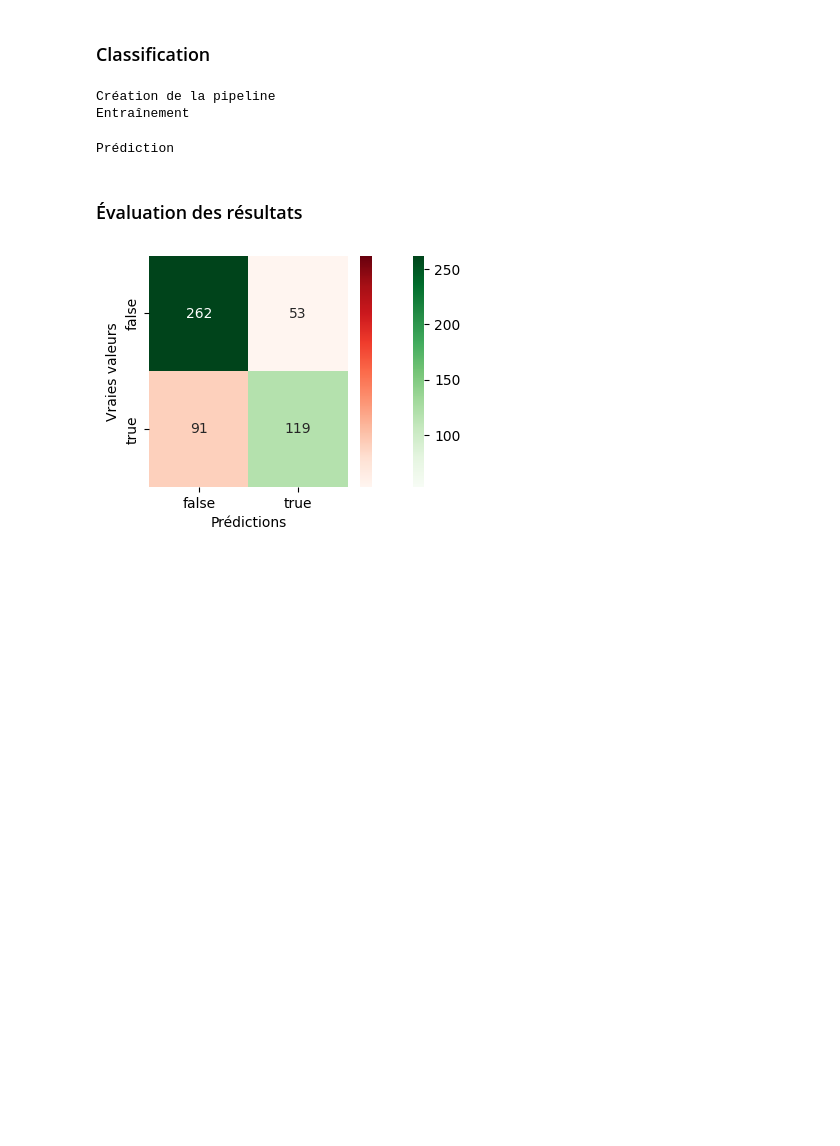
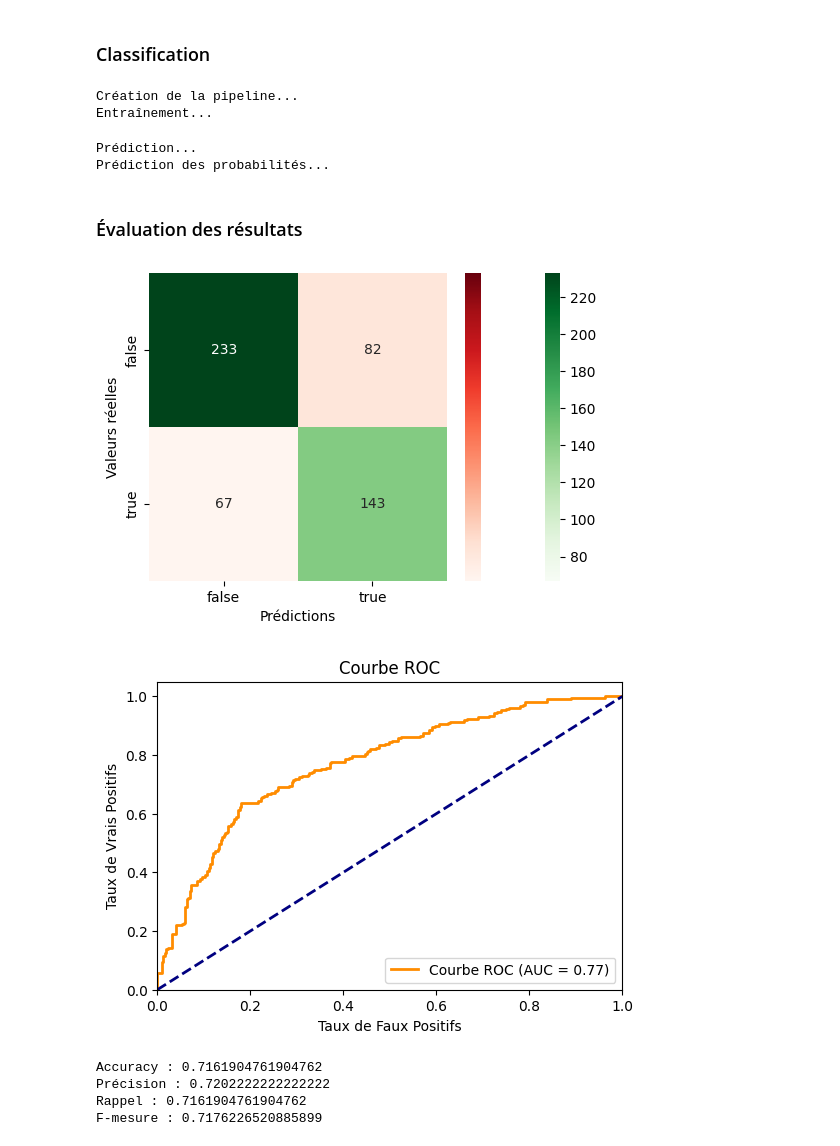
Before and after one commit to ClairDeLuna01/Projet-IA, a Jupyter notebook: classification.ipynb, the cells around one changed output. Saved outputs shown, nothing was run; the diff lists cells and outputs as text; code cells hidden in the pictures; blank space fills up the shorter version.

```diff
--- a/classification.ipynb
+++ b/classification.ipynb
@@ -60,7 +72,7 @@ from sklearn.naive_bayes import MultinomialNB
 from sklearn.svm import SVC
 from sklearn.pipeline import Pipeline
 
-print("Création de la pipeline")
+print("Création de la pipeline...")
 
 pipeline = Pipeline([
     ('bow', CountVectorizer(tokenizer=tokenizeData)),
@@ -68,43 +80,79 @@ pipeline = Pipeline([
     ('classifier', MultinomialNB())
 ])
 
-xTrainData = filteredTrainData['text']
+xTrainData = filteredTrainData.apply(concatenateTitleAndText, axis=1)
 yTrainData = filteredTrainData['our rating']
 
-xTestData = filteredTestData['text']
+xTestData = filteredTestData.apply(concatenateTitleAndText, axis=1)
+yTestData = filteredTestData['our rating']
 
-print("Entraînement")
+print("Entraînement...")
 
 pipeline.fit(xTrainData.values, yTrainData)
 
-print("Prédiction")
+print("Prédiction...")
 
 predicted = pipeline.predict(xTestData.values)
+
+print("Prédiction des probabilités...")
+
+predictedProbas = pipeline.predict_proba(xTestData.values)
 # %% [output]
-Création de la pipeline
-Entraînement
+Création de la pipeline...
+Entraînement...
-Prédiction
+Prédiction...
+Prédiction des probabilités...
 # %% [markdown]
 ### Évaluation des résultats
 # %%
-from sklearn.metrics import confusion_matrix
+from sklearn.metrics import confusion_matrix, roc_curve, auc, accuracy_score, precision_score, recall_score, f1_score
+from sklearn.preprocessing import LabelEncoder
 
 testLabels = filteredTestData['our rating']
 
 confusionMatrix = confusion_matrix(testLabels, predicted)
 
 vmin = np.min(confusionMatrix)
 vmax = np.max(confusionMatrix)
 
 diagonal = np.eye(*confusionMatrix.shape, dtype=bool)
 
 learningClasses = pipeline.classes_
 
-plt.figure(figsize=(4, 3))
+plt.figure(figsize=(6, 4))
 sns.heatmap(confusionMatrix, annot=True, fmt="d", mask=~diagonal, cmap='Greens', vmin=vmin, vmax=vmax, xticklabels=learningClasses, yticklabels=learningClasses)
 sns.heatmap(confusionMatrix, annot=True, fmt="d", mask=diagonal, cmap='Reds', vmin=vmin, vmax=vmax, xticklabels=learningClasses, yticklabels=learningClasses, cbar_kws=dict(ticks=[]))
 plt.xlabel('Prédictions')
-plt.ylabel('Vraies valeurs')
+plt.ylabel('Valeurs réelles')
 plt.show()
+
+yTestDataResults = (yTestData == 'true').astype(int)
+fpr, tpr, thresholds = roc_curve(yTestDataResults, predictedProbas[:, 1])
+
+rocAuc = auc(fpr, tpr)
+
+plt.figure(figsize=(6, 4))
+plt.plot(fpr, tpr, color='darkorange', lw=2, label='Courbe ROC (AUC = %0.2f)' % rocAuc)
+plt.plot([0, 1], [0, 1], color='navy', lw=2, linestyle='--')
+plt.xlim([0.0, 1.0])
+plt.ylim([0.0, 1.05])
+plt.xlabel('Taux de Faux Positifs')
+plt.ylabel('Taux de Vrais Positifs')
+plt.title('Courbe ROC')
+plt.legend(loc="lower right")
+plt.show()
+
+label_encoder = LabelEncoder()
+predictedEncoded = label_encoder.fit_transform(predicted)
+
+print("Exactitude :", accuracy_score(yTestDataResults, predictedEncoded))
+print("Précision :", precision_score(yTestDataResults, predictedEncoded, average='weighted'))
+print("Rappel :", recall_score(yTestDataResults, predictedEncoded, average='weighted'))
+print("F-mesure :", f1_score(yTestDataResults, predictedEncoded, average='weighted'))
 # %% [output]
-[figure, old version]
+[figure, new version]
+[figure, added]
+Accuracy : 0.7161904761904762
+Précision : 0.7202222222222222
+Rappel : 0.7161904761904762
+F-mesure : 0.7176226520885899
```
Also changed, not shown: parts of 1 cell of this notebook.
